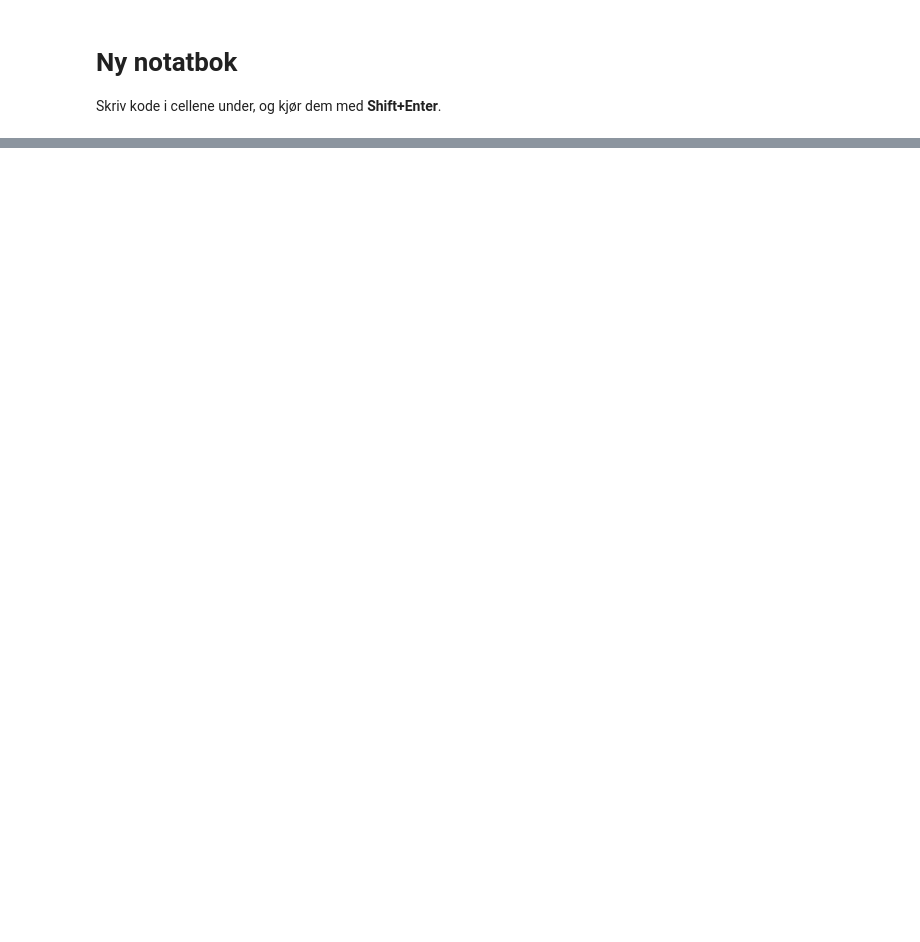
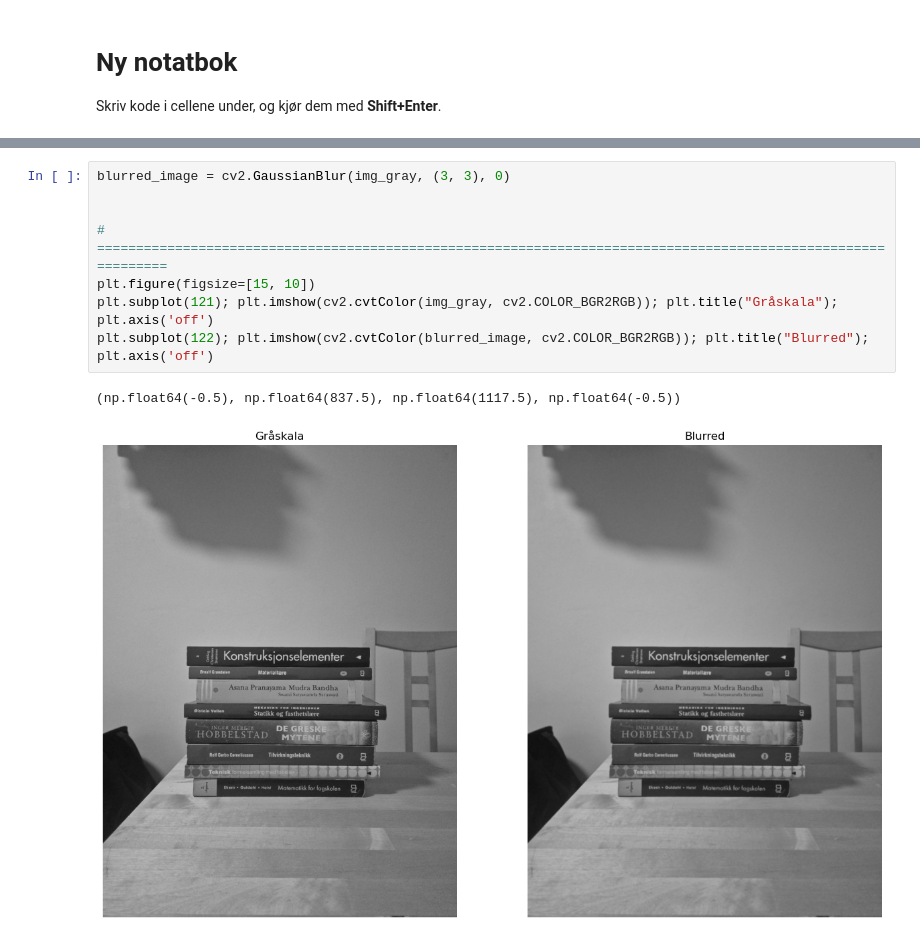
Before and after one commit to stormosdal-hub/Fargelab, a Jupyter notebook: skript/bokstabel.ipynb, the cells around one changed output, grey strips where cells are left out. Saved outputs shown, nothing was run; the diff lists cells and outputs as text; blank space fills up the shorter version.

```diff
--- a/skript/bokstabel.ipynb
+++ b/skript/bokstabel.ipynb
@@ -4,0 +42,11 @@ Skriv kode i cellene under, og kjør dem med **Shift+Enter**.
+# %%
+blurred_image = cv2.GaussianBlur(img_gray, (3, 3), 0)
+
+
+# ==============================================================================================================
+plt.figure(figsize=[15, 10])
+plt.subplot(121); plt.imshow(cv2.cvtColor(img_gray, cv2.COLOR_BGR2RGB)); plt.title("Gråskala"); plt.axis('off')
+plt.subplot(122); plt.imshow(cv2.cvtColor(blurred_image, cv2.COLOR_BGR2RGB)); plt.title("Blurred"); plt.axis('off')
+# %% [output]
+(np.float64(-0.5), np.float64(837.5), np.float64(1117.5), np.float64(-0.5))
+[figure, added]
```
Also changed, not shown: parts of 5 cells of this notebook, 27 other files.
